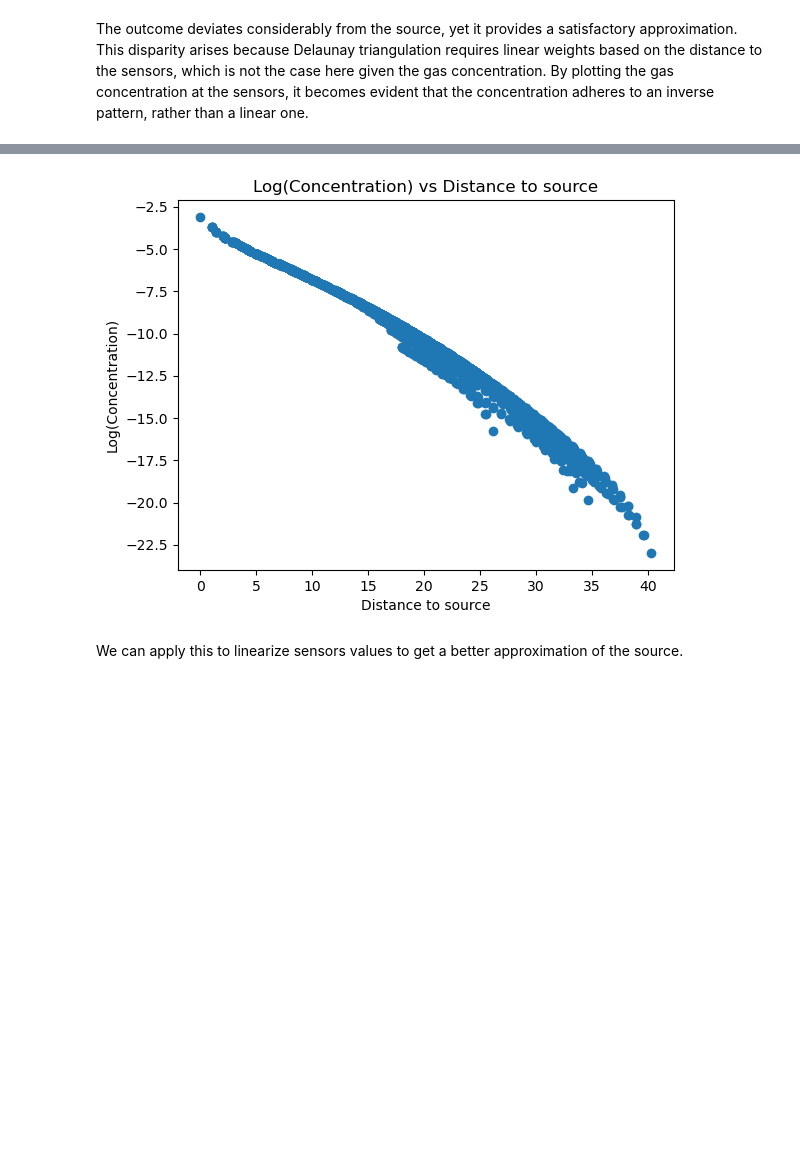
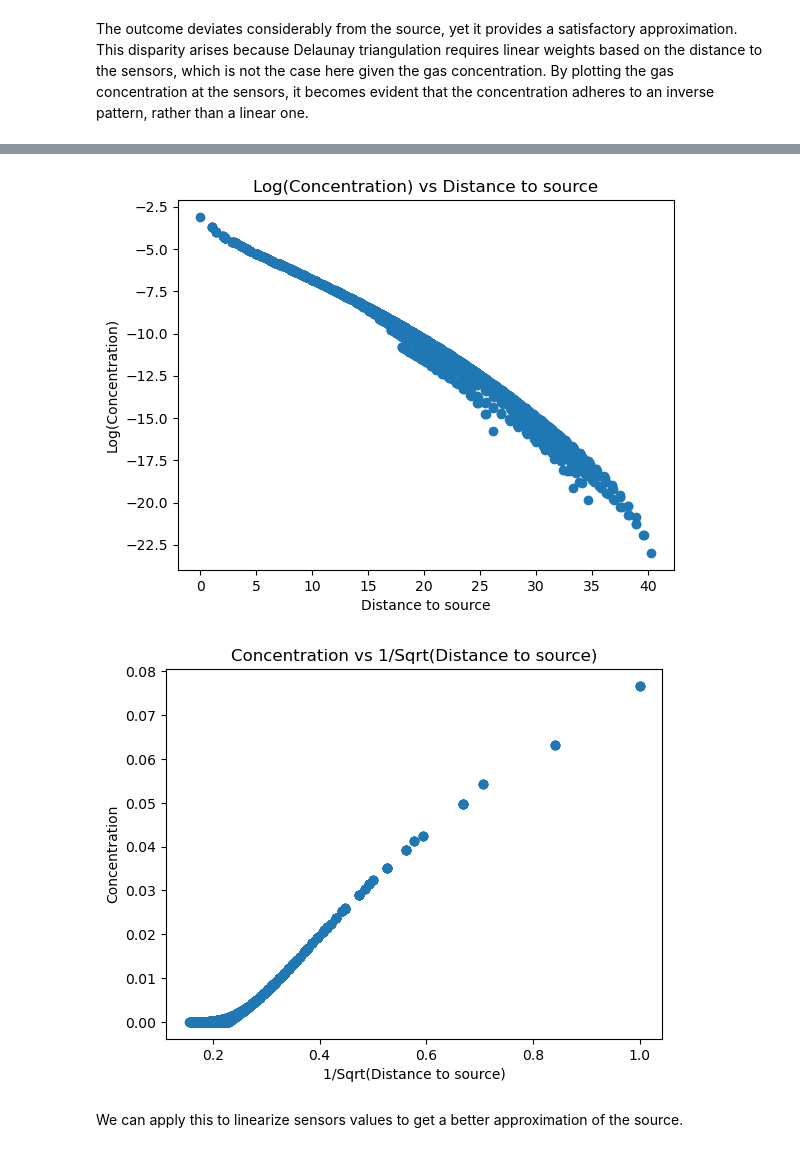
Before and after one commit to AlixANNERAUD/Odor_localization, a Jupyter notebook: Simulation/Simulation.ipynb, the cells around one changed output, grey strips where cells are left out. Saved outputs shown, nothing was run; the diff lists cells and outputs as text; code cells hidden in the pictures; blank space fills up the shorter version.

```diff
--- a/Simulation/Simulation.ipynb
+++ b/Simulation/Simulation.ipynb
@@ -198,28 +198,35 @@ The outcome deviates considerably from the source, yet it provides a satisfactor
 # %%
 C_distance = np.zeros((nx, ny))
 
 for i in range(nx):
     for j in range(ny):
         C_distance[i, j] = get_distance([i, j], [source_x, source_y])
 
 # Flatten the matrix
 C_distance = np.ravel(C_distance)
 C_flatten = np.ravel(C)
 
 plt.scatter(C_distance, C_flatten)
 plt.xlabel("Distance to source")
 plt.ylabel("Concentration")
 plt.title("Concentration vs Distance to source")
 plt.show()
 
 plt.scatter(C_distance, np.log2(C_flatten))
 plt.xlabel("Distance to source")
 plt.ylabel("Log(Concentration)")
 plt.title("Log(Concentration) vs Distance to source")
 plt.show()
+
+plt.scatter(1/(C_distance**0.5), C_flatten)
+plt.xlabel("1/Sqrt(Distance to source)")
+plt.ylabel("Concentration")
+plt.title("Concentration vs 1/Sqrt(Distance to source)")
+plt.show()
 # %% [output]
 [figure]
 [figure]
+[figure, added]
 # %% [markdown]
 We can apply this to linearize sensors values to get a better approximation of the source.
 # %%
```
